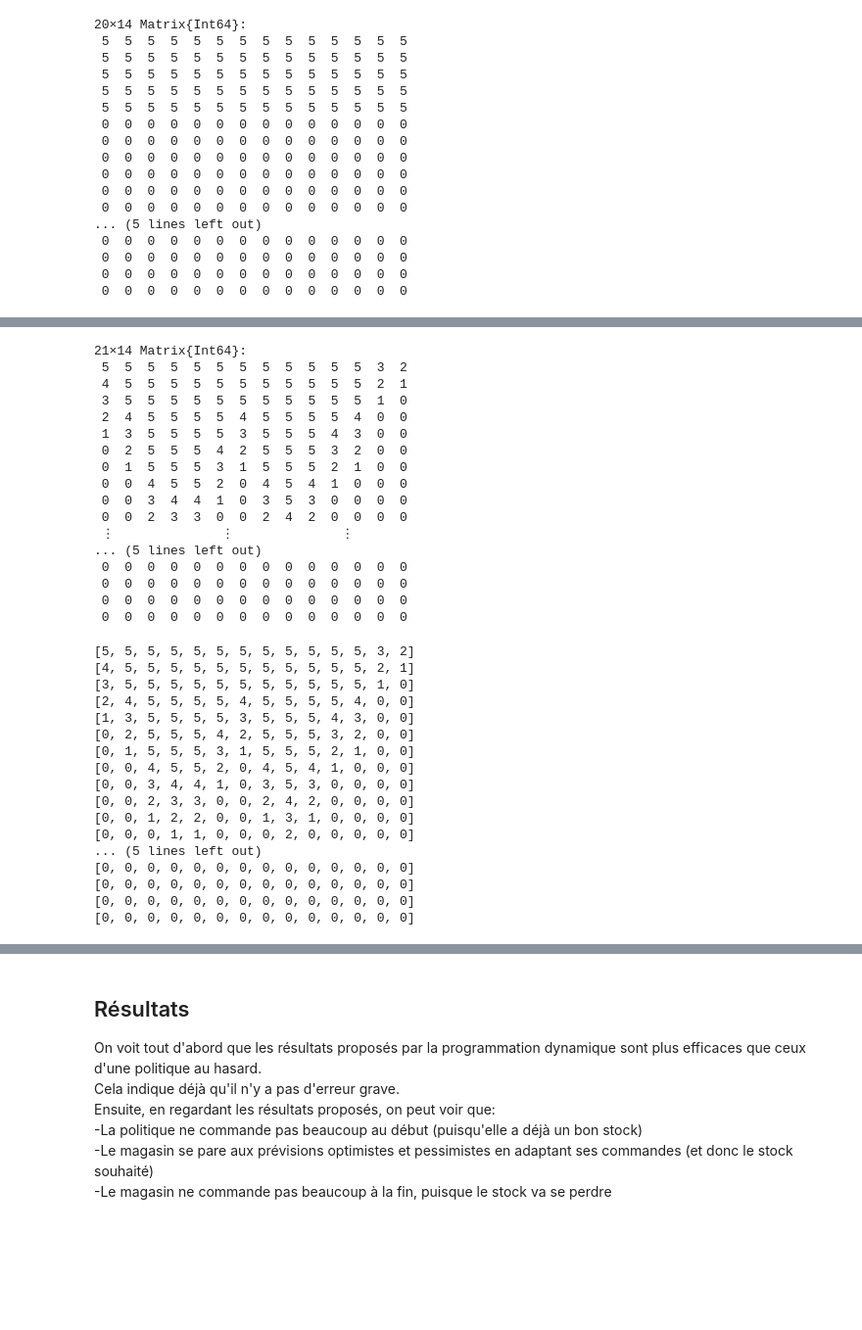
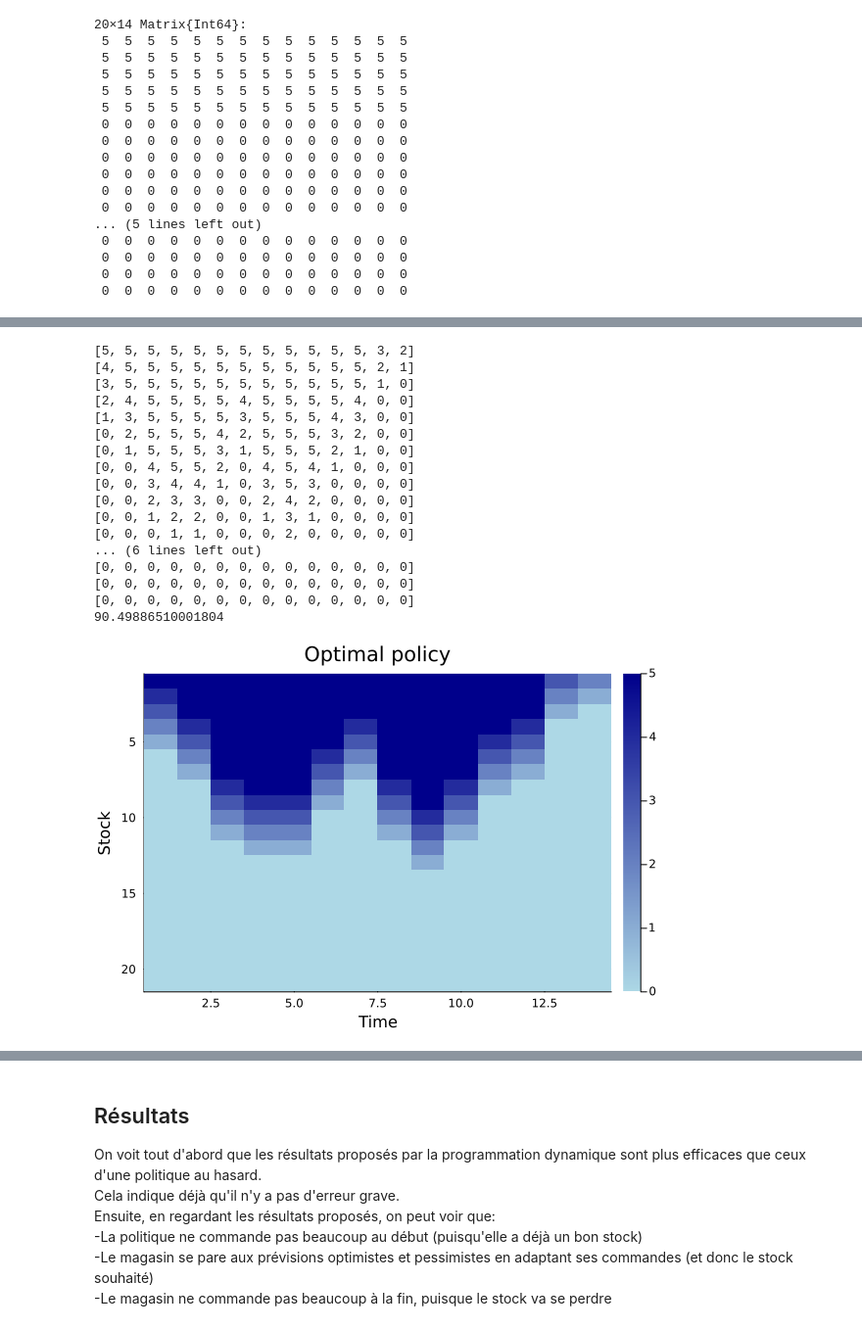
Before and after one commit to ErwannE/OPTIM, a Jupyter notebook: exo2.ipynb, the cells around one changed output, grey strips where cells are left out. Shown at 98% size. Cells and saved outputs as stored; diff of their text form; code cells hidden in the pictures; blank space fills up the shorter version.

```diff
--- a/exo2.ipynb
+++ b/exo2.ipynb
@@ -151,46 +140,34 @@ for t in 14:-1:1
     end
 end
 policy_markov = round.(Int, policy_markov)
+for row in eachrow(policy_markov)
+    println(row)
+end
+println(V[11, 1])
 # %% [output]
-21×14 Matrix{Int64}:
- 5  5  5  5  5  5  5  5  5  5  5  5  3  2
- 4  5  5  5  5  5  5  5  5  5  5  5  2  1
- 3  5  5  5  5  5  5  5  5  5  5  5  1  0
- 2  4  5  5  5  5  4  5  5  5  5  4  0  0
- 1  3  5  5  5  5  3  5  5  5  4  3  0  0
- 0  2  5  5  5  4  2  5  5  5  3  2  0  0
- 0  1  5  5  5  3  1  5  5  5  2  1  0  0
- 0  0  4  5  5  2  0  4  5  4  1  0  0  0
- 0  0  3  4  4  1  0  3  5  3  0  0  0  0
- 0  0  2  3  3  0  0  2  4  2  0  0  0  0
- ⋮              ⋮              ⋮
-... (5 lines left out)
- 0  0  0  0  0  0  0  0  0  0  0  0  0  0
- 0  0  0  0  0  0  0  0  0  0  0  0  0  0
- 0  0  0  0  0  0  0  0  0  0  0  0  0  0
- 0  0  0  0  0  0  0  0  0  0  0  0  0  0
+[5, 5, 5, 5, 5, 5, 5, 5, 5, 5, 5, 5, 3, 2]
+[4, 5, 5, 5, 5, 5, 5, 5, 5, 5, 5, 5, 2, 1]
+[3, 5, 5, 5, 5, 5, 5, 5, 5, 5, 5, 5, 1, 0]
+[2, 4, 5, 5, 5, 5, 4, 5, 5, 5, 5, 4, 0, 0]
+[1, 3, 5, 5, 5, 5, 3, 5, 5, 5, 4, 3, 0, 0]
+[0, 2, 5, 5, 5, 4, 2, 5, 5, 5, 3, 2, 0, 0]
+[0, 1, 5, 5, 5, 3, 1, 5, 5, 5, 2, 1, 0, 0]
+[0, 0, 4, 5, 5, 2, 0, 4, 5, 4, 1, 0, 0, 0]
+[0, 0, 3, 4, 4, 1, 0, 3, 5, 3, 0, 0, 0, 0]
+[0, 0, 2, 3, 3, 0, 0, 2, 4, 2, 0, 0, 0, 0]
+[0, 0, 1, 2, 2, 0, 0, 1, 3, 1, 0, 0, 0, 0]
+[0, 0, 0, 1, 1, 0, 0, 0, 2, 0, 0, 0, 0, 0]
+... (6 lines left out)
+[0, 0, 0, 0, 0, 0, 0, 0, 0, 0, 0, 0, 0, 0]
+[0, 0, 0, 0, 0, 0, 0, 0, 0, 0, 0, 0, 0, 0]
+[0, 0, 0, 0, 0, 0, 0, 0, 0, 0, 0, 0, 0, 0]
+90.49886510001804
-# %%
-for row in eachrow(policy_markov)
-    println(row)
-end
-# %% [output]
-[5, 5, 5, 5, 5, 5, 5, 5, 5, 5, 5, 5, 3, 2]
-[4, 5, 5, 5, 5, 5, 5, 5, 5, 5, 5, 5, 2, 1]
-[3, 5, 5, 5, 5, 5, 5, 5, 5, 5, 5, 5, 1, 0]
-[2, 4, 5, 5, 5, 5, 4, 5, 5, 5, 5, 4, 0, 0]
-[1, 3, 5, 5, 5, 5, 3, 5, 5, 5, 4, 3, 0, 0]
-[0, 2, 5, 5, 5, 4, 2, 5, 5, 5, 3, 2, 0, 0]
-[0, 1, 5, 5, 5, 3, 1, 5, 5, 5, 2, 1, 0, 0]
-[0, 0, 4, 5, 5, 2, 0, 4, 5, 4, 1, 0, 0, 0]
-[0, 0, 3, 4, 4, 1, 0, 3, 5, 3, 0, 0, 0, 0]
-[0, 0, 2, 3, 3, 0, 0, 2, 4, 2, 0, 0, 0, 0]
-[0, 0, 1, 2, 2, 0, 0, 1, 3, 1, 0, 0, 0, 0]
-[0, 0, 0, 1, 1, 0, 0, 0, 2, 0, 0, 0, 0, 0]
-... (5 lines left out)
-[0, 0, 0, 0, 0, 0, 0, 0, 0, 0, 0, 0, 0, 0]
-[0, 0, 0, 0, 0, 0, 0, 0, 0, 0, 0, 0, 0, 0]
-[0, 0, 0, 0, 0, 0, 0, 0, 0, 0, 0, 0, 0, 0]
-[0, 0, 0, 0, 0, 0, 0, 0, 0, 0, 0, 0, 0, 0]
+# %%
+#print a heatmap of the policy
+using Plots
+heatmap(policy_markov, c=:blues, yflip=true, xlabel="Time", ylabel="Stock", title="Optimal policy")
+# %% [output]
+[figure, added]
 # %%
 C_markov = simulator(policy_markov, 10)
 println(C_markov)
```
Also changed, not shown: parts of 9 cells of this notebook, 2 other files.
